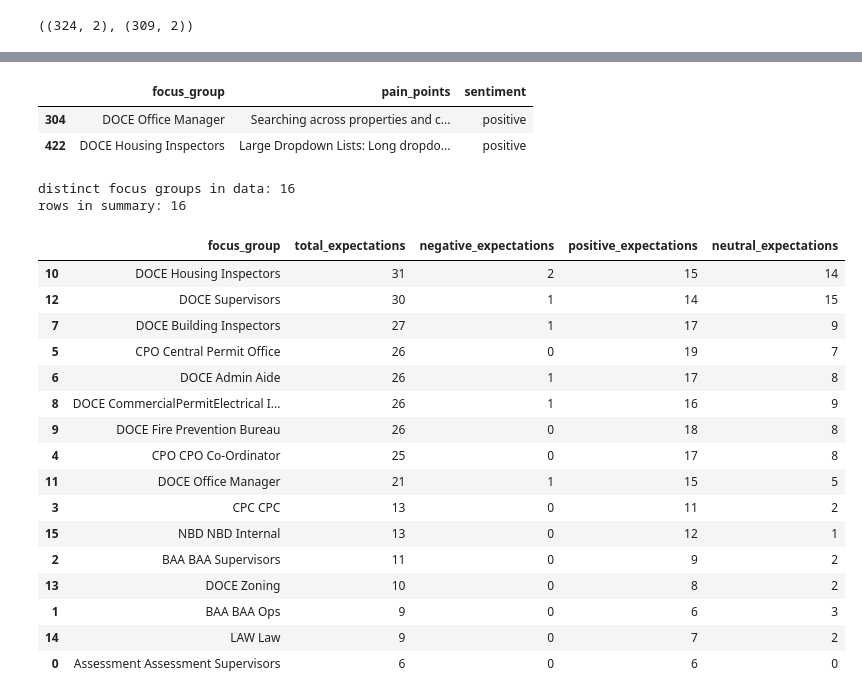
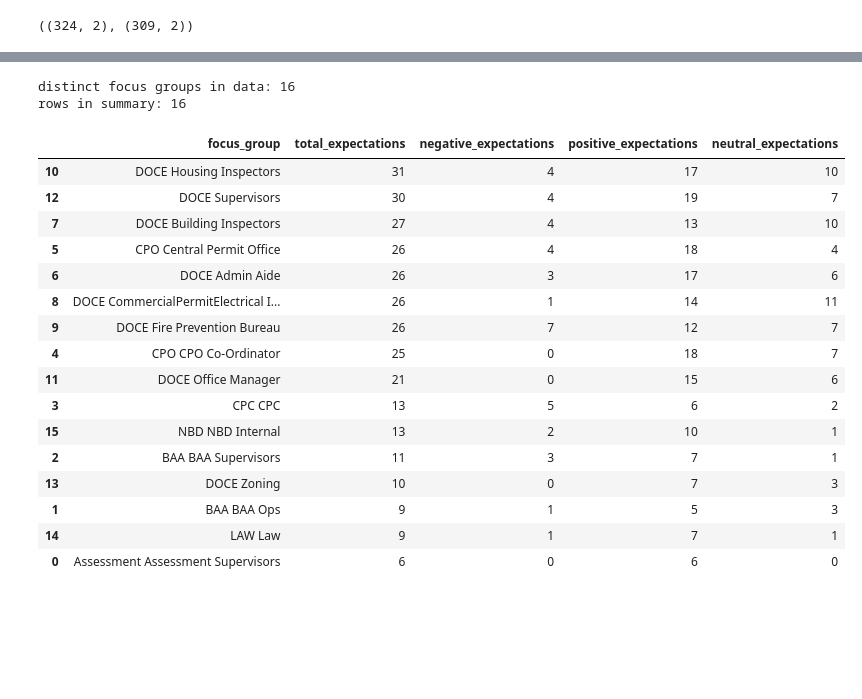
Before and after one commit to lilswapnil/IPS, a Jupyter notebook: round1/code/3. data_preprocessing.ipynb, the cells around one changed output, grey strips where cells are left out. Cells and saved outputs as stored; diff of their text form; code cells hidden in the pictures; blank space fills up the shorter version.

Commit message:
fixing the nltk pre processing

```diff
--- a/round1/code/3. data_preprocessing.ipynb
+++ b/round1/code/3. data_preprocessing.ipynb
@@ -287,13 +261 @@ rows in summary: 16
-# %%
-# show only the pain points that are positive
-top_focus_groups = pain_points_summary.sort_values(by="total_pain_points", ascending=False).head(10)["focus_group"].tolist()
-df_pain_points.loc[
-    df_pain_points["focus_group"].isin(top_focus_groups)
-    & df_pain_points["sentiment"].eq("positive"),
-    ["focus_group", "pain_points", "sentiment"]
-]
-# %% [output]
-|  | focus_group | pain_points | sentiment |
-| 304 | DOCE Office Manager | Searching across properties and c... | positive |
-| 422 | DOCE Housing Inspectors | Large Dropdown Lists: Long dropdo... | positive |
 # %%
@@ -302,68 +264,36 @@ df_pain_points.loc[df_pain_points['sentiment'] == 'positive', 'sentiment'] = 'ne
 # %%
-# Sentiment analysis for expectations based on processed_text (VADER)
-if "classify_vader_sentiment" not in globals():
-    from nltk.sentiment import SentimentIntensityAnalyzer
-
-    def get_vader_analyzer():
-        try:
-            return SentimentIntensityAnalyzer()
-        except LookupError:
-            try:
-                nltk.download("vader_lexicon", quiet=True)
-                return SentimentIntensityAnalyzer()
-            except Exception:
-                return None
-
-    sia = get_vader_analyzer()
-
-    def classify_vader_sentiment(text: str):
-        t = str(text).strip()
-        if not t:
-            return "neutral"
-        if sia is None:
-            return "neutral"
-
-        compound = sia.polarity_scores(t)["compound"]
-        if compound >= 0.05:
-            return "positive"
-        if compound <= -0.05:
-            return "negative"
-        return "neutral"
-
-df_expectations["sentiment"] = df_expectations["processed_text"].apply(classify_vader_sentiment)
-
 # total expectations per focus group (show all groups)
 expectations_summary = df_expectations.groupby("focus_group", dropna=False).agg(
     total_expectations=pd.NamedAgg(column="expectations", aggfunc="count"),
     negative_expectations=pd.NamedAgg(column="sentiment", aggfunc=lambda x: (x == "negative").sum()),
     positive_expectations=pd.NamedAgg(column="sentiment", aggfunc=lambda x: (x == "positive").sum()),
     neutral_expectations=pd.NamedAgg(column="sentiment", aggfunc=lambda x: (x == "neutral").sum())
 ).reset_index()
 
 # Validation: these two numbers should match
 print("distinct focus groups in data:", df_expectations["focus_group"].nunique(dropna=False))
 print("rows in summary:", len(expectations_summary))
 
 expectations_summary.sort_values(by=["total_expectations", "focus_group"], ascending=[False, True])
 # %% [output]
 distinct focus groups in data: 16
 rows in summary: 16
 |  | focus_group | total_expectations | negative_expectations | positive_expectations | neutral_expectations |
-| 10 | DOCE Housing Inspectors | 31 | 2 | 15 | 14 |
-| 12 | DOCE Supervisors | 30 | 1 | 14 | 15 |
-| 7 | DOCE Building Inspectors | 27 | 1 | 17 | 9 |
-| 5 | CPO Central Permit Office | 26 | 0 | 19 | 7 |
-| 6 | DOCE Admin Aide | 26 | 1 | 17 | 8 |
-| 8 | DOCE CommercialPermitElectrical I... | 26 | 1 | 16 | 9 |
-| 9 | DOCE Fire Prevention Bureau | 26 | 0 | 18 | 8 |
-| 4 | CPO CPO Co-Ordinator | 25 | 0 | 17 | 8 |
-| 11 | DOCE Office Manager | 21 | 1 | 15 | 5 |
-| 3 | CPC CPC | 13 | 0 | 11 | 2 |
-| 15 | NBD NBD Internal | 13 | 0 | 12 | 1 |
-| 2 | BAA BAA Supervisors | 11 | 0 | 9 | 2 |
-| 13 | DOCE Zoning | 10 | 0 | 8 | 2 |
-| 1 | BAA BAA Ops | 9 | 0 | 6 | 3 |
-| 14 | LAW Law | 9 | 0 | 7 | 2 |
+| 10 | DOCE Housing Inspectors | 31 | 4 | 17 | 10 |
+| 12 | DOCE Supervisors | 30 | 4 | 19 | 7 |
+| 7 | DOCE Building Inspectors | 27 | 4 | 13 | 10 |
+| 5 | CPO Central Permit Office | 26 | 4 | 18 | 4 |
+| 6 | DOCE Admin Aide | 26 | 3 | 17 | 6 |
+| 8 | DOCE CommercialPermitElectrical I... | 26 | 1 | 14 | 11 |
+| 9 | DOCE Fire Prevention Bureau | 26 | 7 | 12 | 7 |
+| 4 | CPO CPO Co-Ordinator | 25 | 0 | 18 | 7 |
+| 11 | DOCE Office Manager | 21 | 0 | 15 | 6 |
+| 3 | CPC CPC | 13 | 5 | 6 | 2 |
+| 15 | NBD NBD Internal | 13 | 2 | 10 | 1 |
+| 2 | BAA BAA Supervisors | 11 | 3 | 7 | 1 |
+| 13 | DOCE Zoning | 10 | 0 | 7 | 3 |
+| 1 | BAA BAA Ops | 9 | 1 | 5 | 3 |
+| 14 | LAW Law | 9 | 1 | 7 | 1 |
 | 0 | Assessment Assessment Supervisors | 6 | 0 | 6 | 0 |
 # %%
 # display expectations that are negative
```
Also changed, not shown: parts of 11 cells of this notebook, 27 other files.
